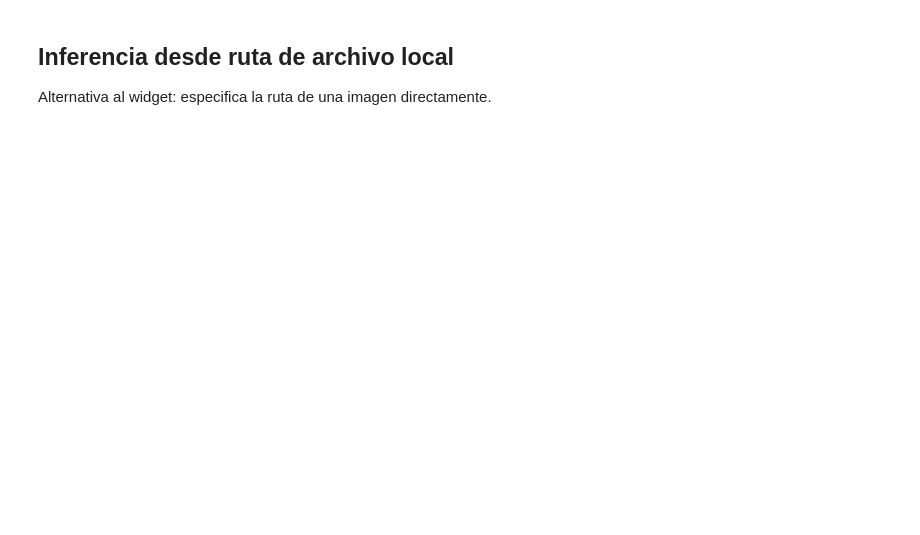
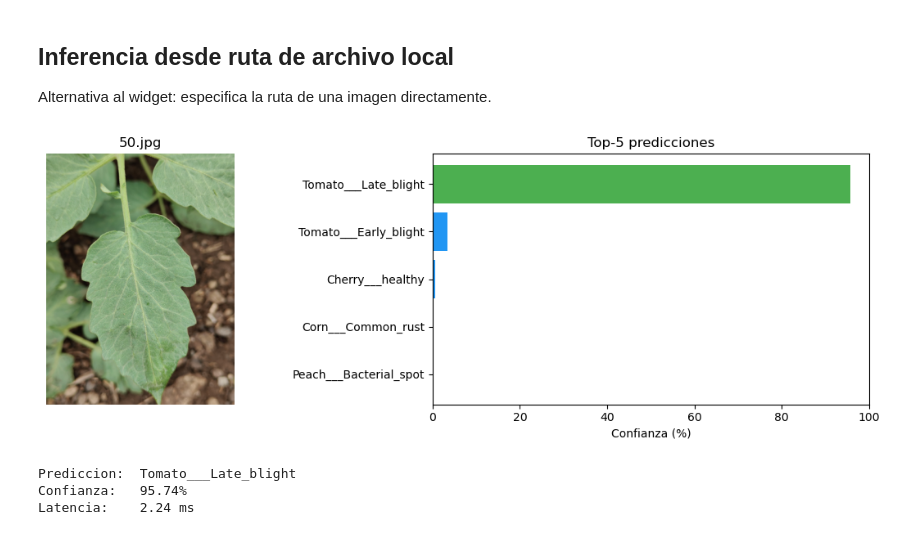
Before and after one commit to CarolinaChavezDavid/convolutional-neuronal-network, a Jupyter notebook: MobileNet/experimentation/mobilenet_experimentation.ipynb, the cells around one changed output. Cells and saved outputs as stored; diff of their text form; code cells hidden in the pictures; blank space fills up the shorter version.

```diff
--- a/MobileNet/experimentation/mobilenet_experimentation.ipynb
+++ b/MobileNet/experimentation/mobilenet_experimentation.ipynb
@@ -57,7 +57,7 @@ Interprete TFLite: ai_edge_litert
 # %%
 BASE_DIR = Path('/Users/carolinachavez/convolutional-neuronal-network/MobileNet')
 
-TFLITE_MODEL_PATH = BASE_DIR / 'saved_models' / 'mobilenetv2_v3' / 'mobilenetv2_v3_fp16.tflite'
+TFLITE_MODEL_PATH = BASE_DIR / 'saved_models' / 'mobilenetv3_small_v1_fp16.tflite'
 LABELS_PATH = BASE_DIR / 'saved_models' / 'mobilenetv2_v3' / 'labels.txt'
 
 IMG_SIZE = (224, 224)
@@ -310,34 +310,39 @@ mobilenetv2_v3 | FP16 | 4.3494 MB | 10.53 ms | 38 clases
 Alternativa al widget: especifica la ruta de una imagen directamente.
 # %%
 # Cambia esta ruta a la imagen que quieras evaluar
-IMAGE_PATH = '/ruta/a/tu/imagen.jpg'
+IMAGE_PATH = '/Users/carolinachavez/Downloads/imagenes de prueba tesis/50.jpg'
 
 if Path(IMAGE_PATH).exists():
     img_array = preprocess_image(IMAGE_PATH)
     predictions, latency_ms = run_inference(img_array)
     top5 = top_k_results(predictions, k=5)
 
     img = Image.open(IMAGE_PATH)
     fig, axes = plt.subplots(1, 2, figsize=(12, 4))
 
     axes[0].imshow(img)
     axes[0].axis('off')
     axes[0].set_title(Path(IMAGE_PATH).name)
 
     classes = [c for c, _ in top5]
     confidences = [conf * 100 for _, conf in top5]
     colors = ['#2196F3' if i > 0 else '#4CAF50' for i in range(len(classes))]
     axes[1].barh(classes[::-1], confidences[::-1], color=colors[::-1])
     axes[1].set_xlabel('Confianza (%)')
     axes[1].set_title('Top-5 predicciones')
     axes[1].set_xlim(0, 100)
 
     plt.tight_layout()
     plt.show()
 
     print(f'Prediccion:  {top5[0][0]}')
     print(f'Confianza:   {top5[0][1] * 100:.2f}%')
     print(f'Latencia:    {latency_ms:.2f} ms')
 else:
     print(f'Archivo no encontrado: {IMAGE_PATH}')
     print('Modifica la variable IMAGE_PATH con la ruta correcta.')
+# %% [output]
+[figure, added]
+Prediccion:  Tomato___Late_blight
+Confianza:   95.74%
+Latencia:    2.24 ms
```
Also changed, not shown: parts of 4 cells of this notebook, 18 other files.
